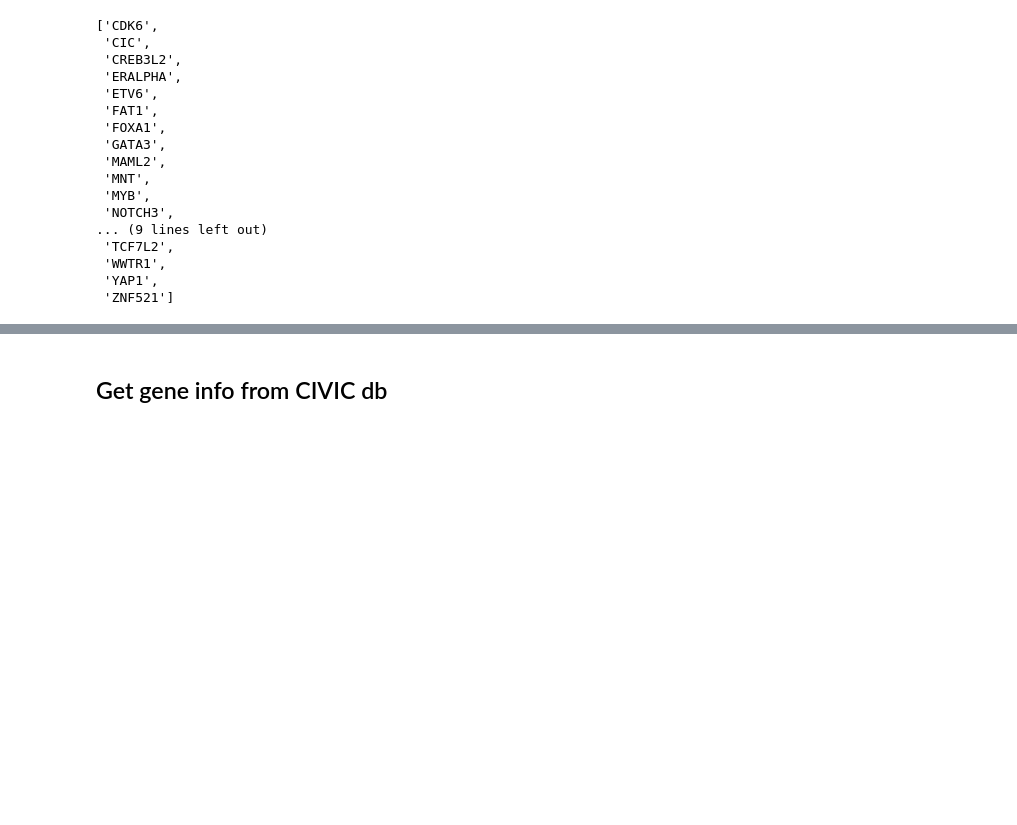
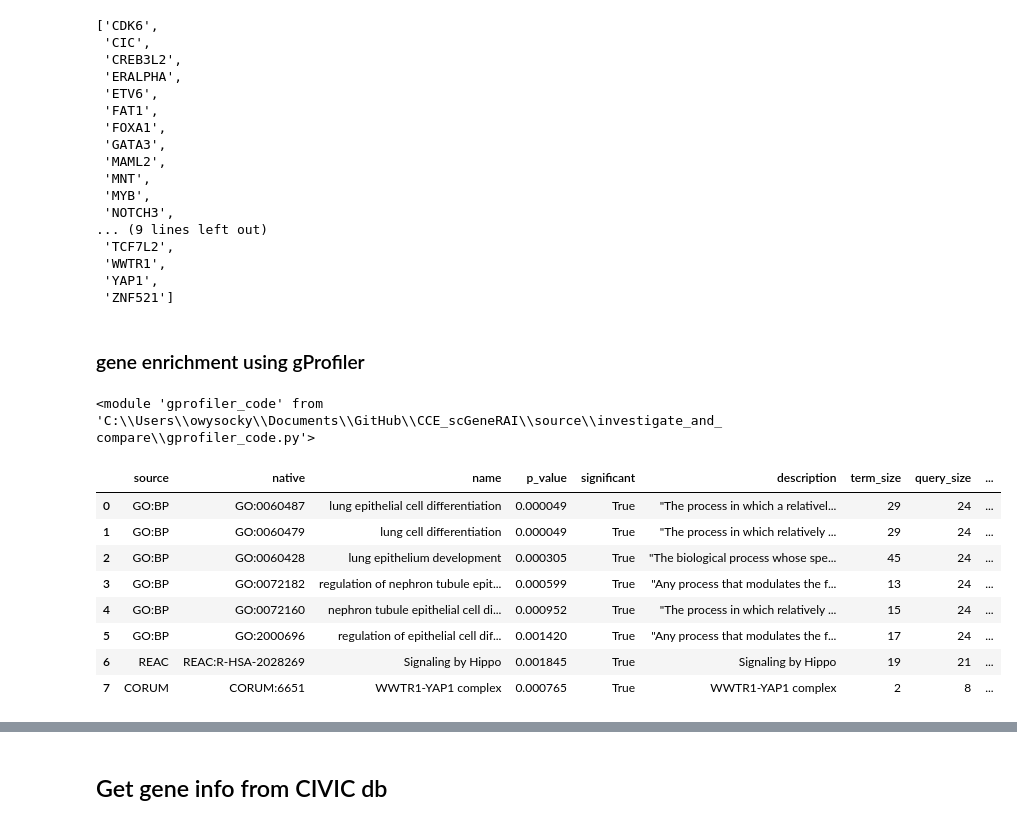
Before and after one commit to mjr-uom/CEE_DART_Navigator-main, a Jupyter notebook: notebooks/example_graph_comparison.ipynb, the cells around one changed output, grey strips where cells are left out. Cells and saved outputs as stored; diff of their text form; code cells hidden in the pictures; blank space fills up the shorter version.

```diff
--- a/notebooks/example_graph_comparison.ipynb
+++ b/notebooks/example_graph_comparison.ipynb
@@ -214,2 +246,0 @@ diff_graph = LRPgraphdiff.LRPGraphDiff(G_dict12[0], G_dict12[1], diff_thres=.5)
-# %%
-diff_graph.run_GE_on_nodes(user_threshold=0.001)
@@ -271,3 +339,27 @@ diff_graph.diff_graph.set_of_node_names_no_type
  'WWTR1',
  'YAP1',
  'ZNF521']
+# %% [markdown]
+### gene enrichment using gProfiler
+# %%
+import gprofiler_code as ge
+importlib.reload(ge)
+# %% [output]
+<module 'gprofiler_code' from 'C:\\Users\\owysocky\\Documents\\GitHub\\CCE_scGeneRAI\\source\\investigate_and_compare\\gprofiler_code.py'>
+# %%
+gene_list = diff_graph.diff_graph.node_names_no_type
+
+ge_analyser = ge.GE_Analyser(gene_list)
+# %%
+ge_results = ge_analyser.run_GE_on_nodes(user_threshold=0.002)
+ge_results
+# %% [output]
+|  | source | native | name | p_value | significant | description | term_size | query_size | ... |
+| 0 | GO:BP | GO:0060487 | lung epithelial cell differentiation | 0.000049 | True | "The process in which a relativel... | 29 | 24 | ... |
+| 1 | GO:BP | GO:0060479 | lung cell differentiation | 0.000049 | True | "The process in which relatively ... | 29 | 24 | ... |
+| 2 | GO:BP | GO:0060428 | lung epithelium development | 0.000305 | True | "The biological process whose spe... | 45 | 24 | ... |
+| 3 | GO:BP | GO:0072182 | regulation of nephron tubule epit... | 0.000599 | True | "Any process that modulates the f... | 13 | 24 | ... |
+| 4 | GO:BP | GO:0072160 | nephron tubule epithelial cell di... | 0.000952 | True | "The process in which relatively ... | 15 | 24 | ... |
+| 5 | GO:BP | GO:2000696 | regulation of epithelial cell dif... | 0.001420 | True | "Any process that modulates the f... | 17 | 24 | ... |
+| 6 | REAC | REAC:R-HSA-2028269 | Signaling by Hippo | 0.001845 | True | Signaling by Hippo | 19 | 21 | ... |
+| 7 | CORUM | CORUM:6651 | WWTR1-YAP1 complex | 0.000765 | True | WWTR1-YAP1 complex | 2 | 8 | ... |
```
Also changed, not shown: parts of 19 cells of this notebook, 25 other files.
